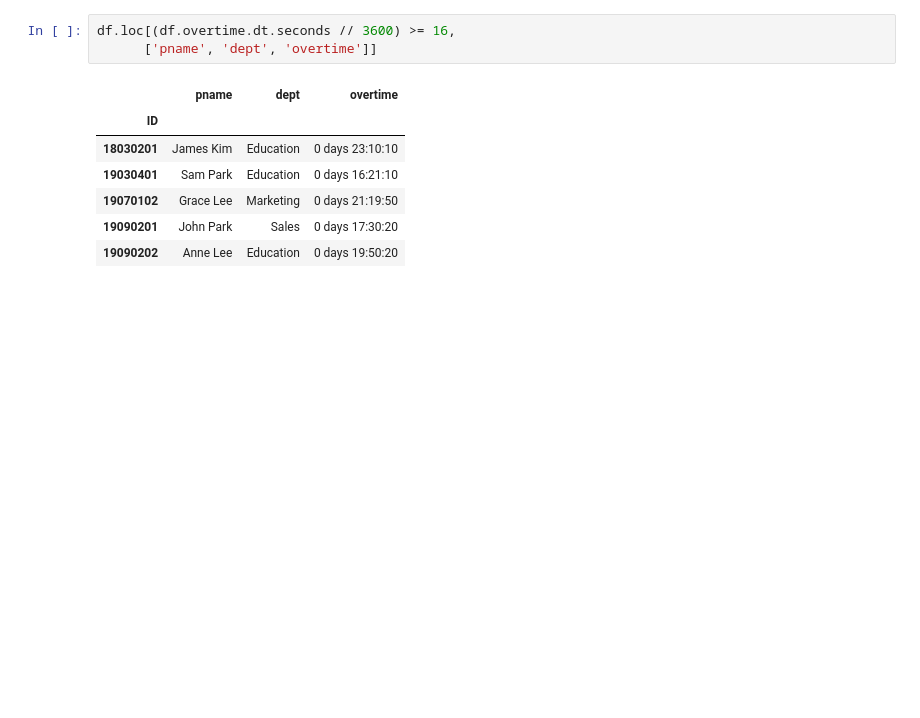
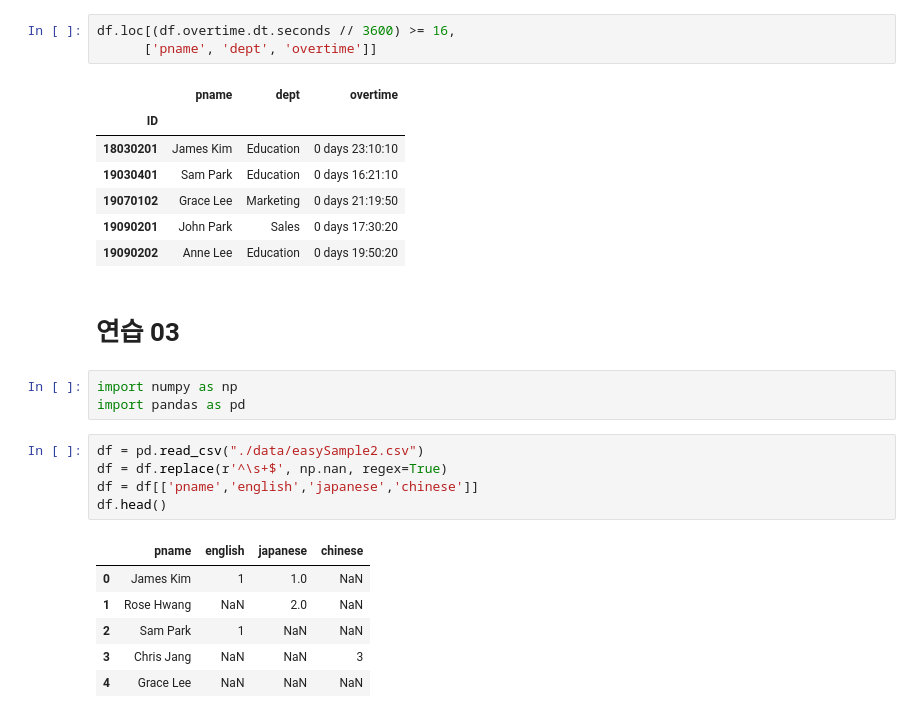
Before and after one commit to steve-park/data-engineering, a Jupyter notebook: pandas-숙제.ipynb, the cells around one changed output. Saved outputs shown, nothing was run; the diff lists cells and outputs as text; blank space fills up the shorter version.

Commit message:
03/03 pandas 학습 3일차

```diff
--- a/pandas-숙제.ipynb
+++ b/pandas-숙제.ipynb
@@ -490,3 +490,20 @@ df.loc[(df.overtime.dt.seconds // 3600) >= 16,
 | 19070102 | Grace Lee | Marketing | 0 days 21:19:50 |
 | 19090201 | John Park | Sales | 0 days 17:30:20 |
 | 19090202 | Anne Lee | Education | 0 days 19:50:20 |
+# %% [markdown]
+# 연습 03
+# %%
+import numpy as np
+import pandas as pd
+# %%
+df = pd.read_csv("./data/easySample2.csv")
+df = df.replace(r'^\s+$', np.nan, regex=True)
+df = df[['pname','english','japanese','chinese']]
+df.head()
+# %% [output]
+|  | pname | english | japanese | chinese |
+| 0 | James Kim | 1 | 1.0 | NaN |
+| 1 | Rose Hwang | NaN | 2.0 | NaN |
+| 2 | Sam Park | 1 | NaN | NaN |
+| 3 | Chris Jang | NaN | NaN | 3 |
+| 4 | Grace Lee | NaN | NaN | NaN |
```
Also changed, not shown: parts of 10 cells of this notebook, 1 other file.
